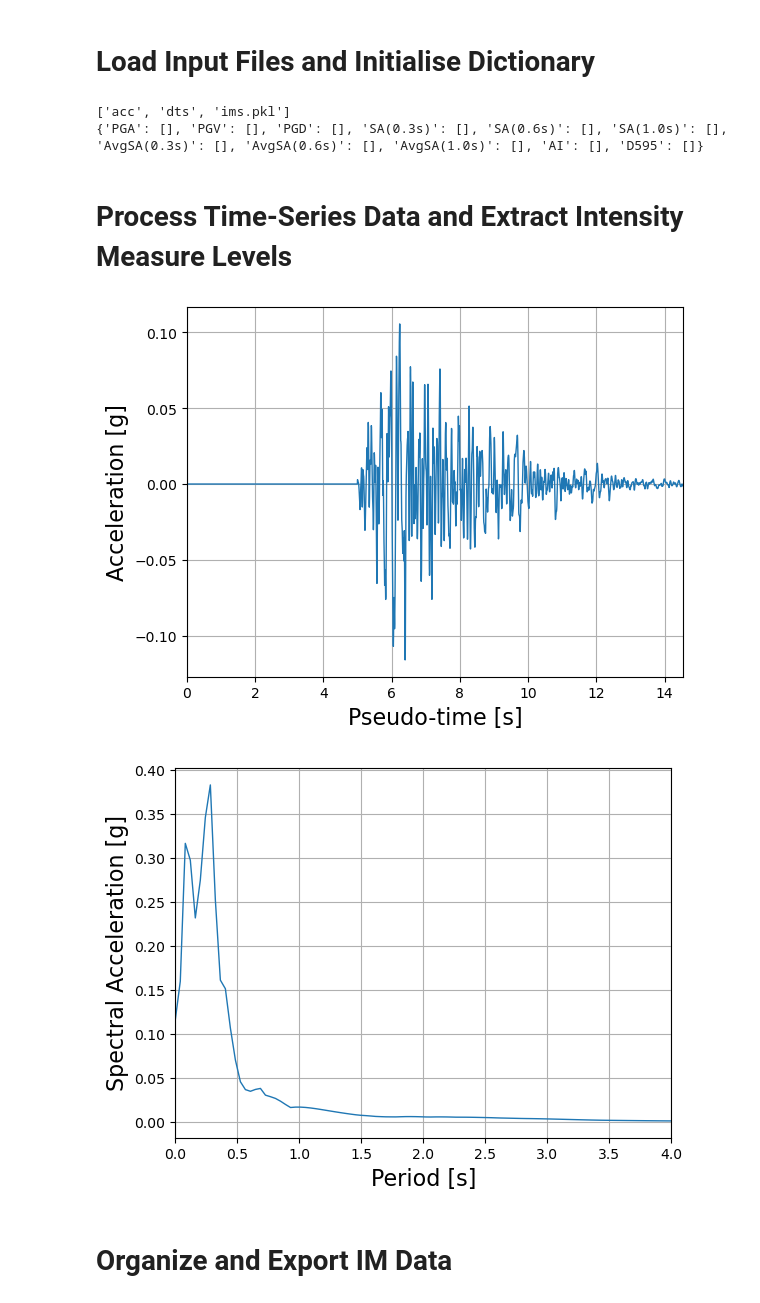
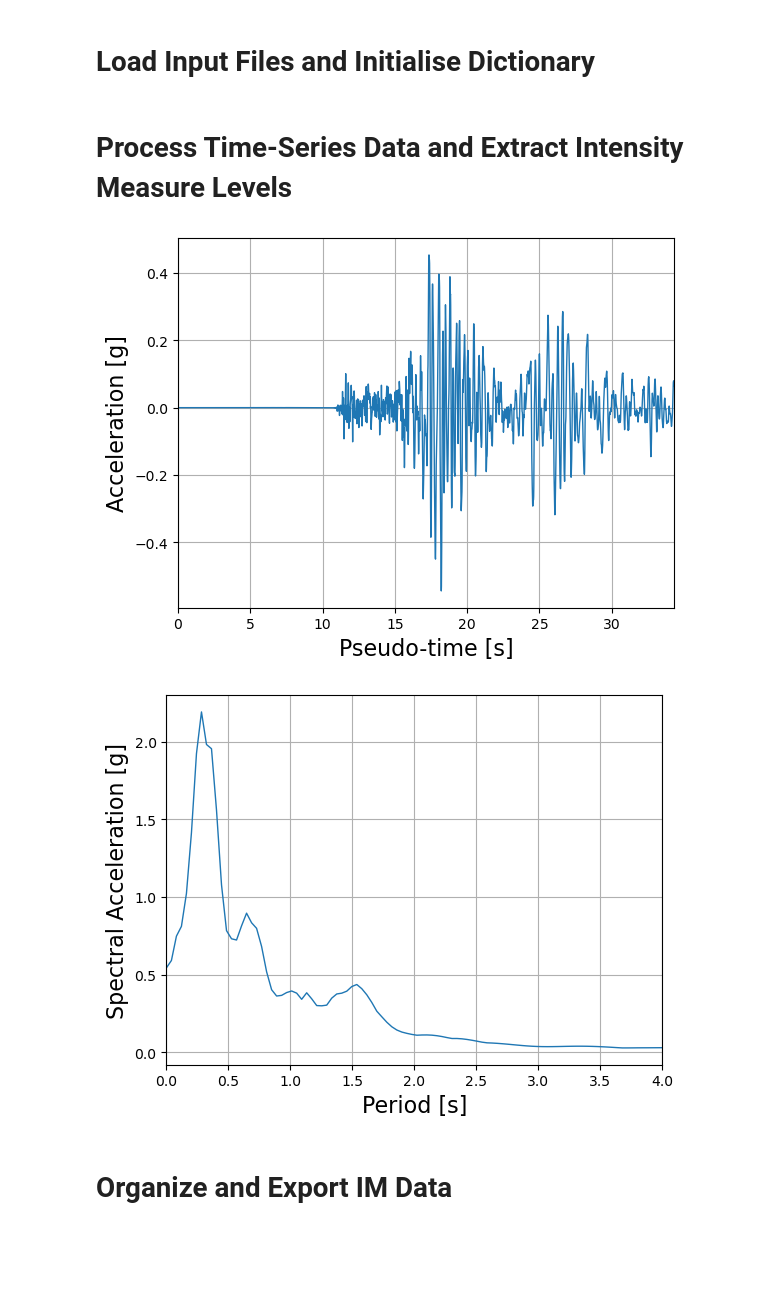
Before and after one commit to mouayed-nafeh/stickModel, a Jupyter notebook: example/notebooks/example_1.ipynb, the cells around one changed output. Cells and saved outputs as stored; diff of their text form; code cells hidden in the pictures; blank space fills up the shorter version.

```diff
--- a/example/notebooks/example_1.ipynb
+++ b/example/notebooks/example_1.ipynb
@@ -73,44 +73,35 @@ start = time.time()
 # Load Input Files and Initialise Dictionary
 # %%
 # Load the records directory which contains two folders where the time and acceleration arrays of each ground-motion record are stored
-recordsDir = f'{main_directory}/example/in/records' # Records directory path
+gmDir = f'{main_directory}/example/in/records' # Records directory path
 
-# Viusalise the folders using the os library imported by importing "utilities"
-print(os.listdir(recordsDir))
-
-# Extract and visualise the files under the folders
-dts_folder = f'{recordsDir}/dts'
-acc_folder = f'{recordsDir}/acc'
-
-dts_files = select_files(folder=dts_folder, start="", end="", contain="dts", include_path=True) # pseudo-time files
-acc_files = select_files(folder=acc_folder, start="", end="", contain="acc", include_path=True) # acceleration files
+# Fetch the ground-motion records files
+gmrs = sorted_alphanumeric(os.listdir(f'{gmDir}/acc'))
 
 # Initialise the storage dictionary and name the "keys" in accordance with the defined IMT
 ims = {}
 for i, currentIMT in enumerate(IMTs):
     ims[currentIMT] = []
-
-print(ims)
-# %% [output]
-['acc', 'dts', 'ims.pkl']
-{'PGA': [], 'PGV': [], 'PGD': [], 'SA(0.3s)': [], 'SA(0.6s)': [], 'SA(1.0s)': [], 'AvgSA(0.3s)': [], 'AvgSA(0.6s)': [], 'AvgSA(1.0s)': [], 'AI': [], 'D595': []}
 # %% [markdown]
 # Process Time-Series Data and Extract Intensity Measure Levels
 # %%
 # Loop over the files
-for i in range(len(dts_files)):
+for i in range(len(gmrs)):
 
-    # Import the pseudo-time and acceleration files
-    current_dts = pd.read_csv(dts_files[i], header=None).values[:,0]     # Get the pseudo-time values of the current ground-motion record
-    current_acc = pd.read_csv(acc_files[i], header=None).values[:,0]     # Get the acceleration values of the current  ground-motion record (The acceleration is divided by 981 to convert from cm/s2 to g)
+    # Get the acceleration files
+    fnames = [f'{gmDir}/acc/{gmrs[i]}']
+    fdts = f'{gmDir}/dts/dts_{i}.csv'
 
-    # Define the time-step of the acceleration time-history
-    dt_gm = current_dts[2]-current_dts[1]  # The time-step corresponds to the difference between two consecutive pseudo-time values
+    # define the acceleration time-history
+    current_acc = pd.read_csv(fnames[0]).to_numpy().flatten()
+    current_dts = pd.read_csv(fdts)
+    # define the time-step of the acceleration time-history
+    dt_gm = pd.read_csv(fdts)[pd.read_csv(fdts).columns[0]].loc[0]
 
     # Initialise the intensity measure fetching object
     im = im_calculator(current_acc,dt_gm) # The class "intensityMeasure" is initialised using the acceleration array and the time-step scalar value
 
-    # Get the 5% and 95% time stamps
+    # Get the 5% and 95% time stamps to use as xlim
     _, t_end  = eqsig.im.calc_sig_dur_vals(current_acc, dt_gm, start=0.05, end=0.95, se=True)
 
     # Plot the time-history only for the first iteration (= file)
@@ -123,8 +114,10 @@ for i in range(len(dts_files)):
         plt.xlim([0.00, t_end+5])
         plt.show()
 
-    ### Get acceleration response spectrum
+    ### Get acceleration response spectrum and other ims
     prd, sas = im.get_spectrum()
+    pga, pgv, pgd = im.get_amplitude_ims()
+    ai, cav, d595 = im.get_duration_ims()
 
     if i==0:
         plt.plot(prd, sas, lw=LINEWIDTH_3)
@@ -135,40 +128,40 @@ for i in range(len(dts_files)):
         plt.xlim([0.00, 4.00])
         plt.show()
 
     ### Calculate the intensity measures
     for j, currentIMT in enumerate(IMTs):
 
         # NOTE: IGNORE THE WARNINGS DISPLAYED ON THE SCREEN
         # PLEASE VISIT THE DOCUMENTATION AVAILABLE ON THE GITHUB REPOSITORY FOR MORE INFORMATION ON THE "intensityMeasure" CLASS
 
         if currentIMT == 'PGA':
-            ims[currentIMT].append(im.get_amplitude_ims()[0]) # The get_amplitude_ims() method returns the amplitude-based IMs (i.e., PGA, PGV and PGD and in this order)
+            ims[currentIMT].append(pga) # The get_amplitude_ims() method returns the amplitude-based IMs (i.e., PGA, PGV and PGD and in this order)
         elif currentIMT == 'PGV':
-            ims[currentIMT].append(im.get_amplitude_ims()[1]) # The get_amplitude_ims() method returns the amplitude-based IMs (i.e., PGA, PGV and PGD and in this order)
+            ims[currentIMT].append(pgv) # The get_amplitude_ims() method returns the amplitude-based IMs (i.e., PGA, PGV and PGD and in this order)
         elif currentIMT == 'PGD':
-            ims[currentIMT].append(im.get_amplitude_ims()[2]) # The get_amplitude_ims() method returns the amplitude-based IMs (i.e., PGA, PGV and PGD and in this order)
+            ims[currentIMT].append(pgd) # The get_amplitude_ims() method returns the amplitude-based IMs (i.e., PGA, PGV and PGD and in this order)
 
         elif currentIMT == 'SA(0.3s)':
             ims[currentIMT].append(im.get_sa(prd,sas,0.3)) # The get_sa(periods, spectral_accelerations, SYSTEM_PERIOD) method returns the spectral acceleration at the designated SYSTEM PERIOD (in this case 0.3s)
         elif currentIMT == 'SA(0.6s)':
             ims[currentIMT].append(im.get_sa(prd,sas,0.6)) # The get_sa(periods, spectral_accelerations, SYSTEM_PERIOD) method returns the spectral acceleration at the designated SYSTEM PERIOD (in this case 0.6s)
         elif currentIMT == 'SA(1.0s)':
             ims[currentIMT].append(im.get_sa(prd,sas,1.0)) # The get_sa(periods, spectral_accelerations, SYSTEM_PERIOD) method returns the spectral acceleration at the designated SYSTEM PERIOD (in this case 1.0s)
 
         elif currentIMT == 'AvgSA(0.3s)':
             ims[currentIMT].append(im.get_saavg(prd,sas,0.3)) # The get_saavg(periods, spectral_accelerations, SYSTEM_PERIOD) method returns the average spectral acceleration ranging from 0.2 to 1.5 the designated SYSTEM PERIOD (in this case 0.3s)
         elif currentIMT == 'AvgSA(0.6s)':
             ims[currentIMT].append(im.get_saavg(prd,sas,0.6)) # The get_saavg(periods, spectral_accelerations, SYSTEM_PERIOD) method returns the average spectral acceleration ranging from 0.2 to 1.5 the designated SYSTEM PERIOD (in this case 0.6s)
         elif currentIMT == 'AvgSA(1.0s)':
             ims[currentIMT].append(im.get_saavg(prd,sas,1.0)) # The get_saavg(periods, spectral_accelerations, SYSTEM_PERIOD) method returns the average spectral acceleration ranging from 0.2 to 1.5 the designated SYSTEM PERIOD (in this case 1.0s)
 
         elif currentIMT == 'AI':
-            ims[currentIMT].append(im.get_duration_ims()[0]) # The get_duration_ims() method returns the duration-based IMs (i.e., Arias Intensity, Significant Duration (5-75) and Significant Duration (5-95) and in this order)
+            ims[currentIMT].append(ai) # The get_duration_ims() method returns the duration-based IMs (i.e., Arias Intensity, Significant Duration (5-75) and Significant Duration (5-95) and in this order)
         elif currentIMT == 'D595':
-            ims[currentIMT].append(im.get_duration_ims()[2]) # The get_duration_ims() method returns the duration-based IMs (i.e., Arias Intensity, Significant Duration (5-75) and Significant Duration (5-95) and in this order)
+            ims[currentIMT].append(d595) # The get_duration_ims() method returns the duration-based IMs (i.e., Arias Intensity, Significant Duration (5-75) and Significant Duration (5-95) and in this order)
 # %% [output]
-[figure, old version]
+[figure, new version]
-[figure, old version]
+[figure, new version]
 # %% [markdown]
 # Organize and Export IM Data
 # %%
```
Also changed, not shown: parts of 3 cells of this notebook, 34 other files.
